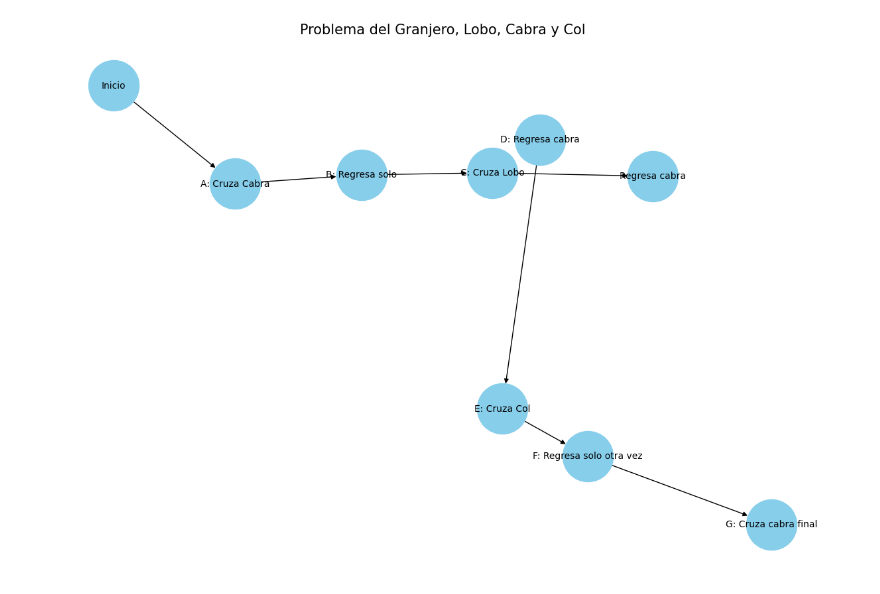
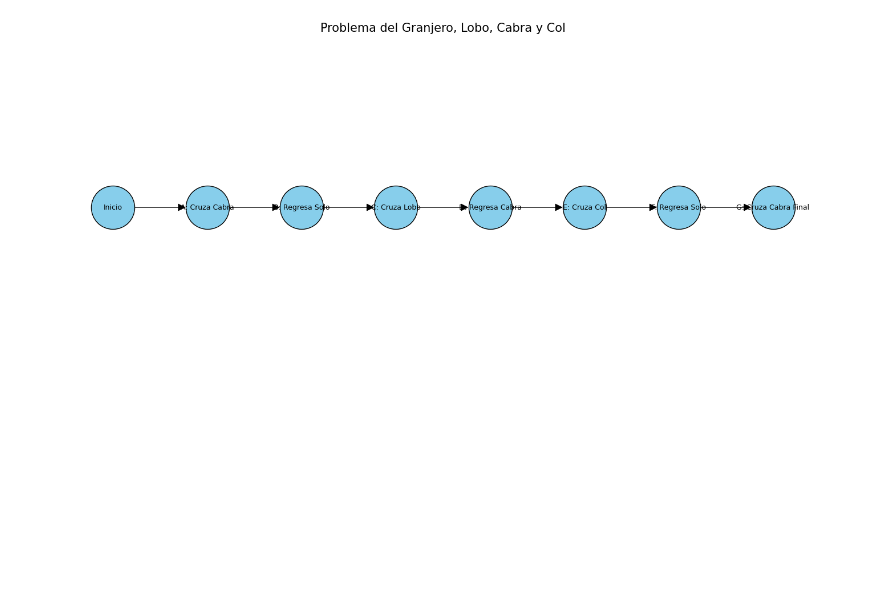
Before and after one commit to Borreguin/WS-USFQ, a Jupyter notebook: Taller1/P2_Granjero/DesafíoGranjero.ipynb, the cells around one changed output. Cells and saved outputs as stored; diff of their text form; code cells hidden in the pictures; blank space fills up the shorter version.

```diff
--- a/Taller1/P2_Granjero/DesafíoGranjero.ipynb
+++ b/Taller1/P2_Granjero/DesafíoGranjero.ipynb
@@ -4,46 +19,69 @@ import matplotlib.pyplot as plt
 # %%
-#Crear el grafo
+import networkx as nx
+import matplotlib.pyplot as plt
+
+# Crear el grafo
 G = nx.DiGraph()
 
-#Defino cada estado como nodos
-#El estado representado: lobo, cabra, col, granjero
-#La derecha = "R", la izquierda = "L", esto representa el lado del río en el que están
+# Definir los estados como nodos
+# Estado representado como (lobo, cabra, col, granjero)
+# "L" = izquierda del río, "R" = derecha del río
 
 states = {
     'Inicio': ('L', 'L', 'L', 'L'),
-    'A: Cruza Cabra con granjero': ('L', 'R', 'L', 'R'),
-    'B: Regresa solo granjero': ('L', 'L', 'L', 'L'),
-    'C: Cruza Lobo con granjero': ('R', 'L', 'L', 'R'),
-    'D: Regresa cabra con granjero': ('L', 'L', 'L', 'L'),
+    'A: Cruza Cabra': ('L', 'R', 'L', 'R'),
+    'B: Regresa Solo': ('L', 'L', 'L', 'L'),
+    'C: Cruza Lobo': ('R', 'L', 'L', 'R'),
+    'D: Regresa Cabra': ('L', 'L', 'L', 'L'),
     'E: Cruza Col': ('R', 'L', 'R', 'R'),
-    'F: Regresa solo otra vez': ('L', 'L', 'L', 'L'),
-    'G: Cruza cabra final': ('R', 'R', 'L', 'R'),
+    'F: Regresa Solo': ('L', 'L', 'L', 'L'),
+    'G: Cruza Cabra Final': ('R', 'R', 'L', 'R'),
 }
 
-#Agregar nodos
-
+# Agregar nodos
 for state in states:
     G.add_node(state)
 
 # Definir las transiciones válidas o aristas
 transitions = [
     ('Inicio', 'A: Cruza Cabra'),
-    ('A: Cruza Cabra', 'B: Regresa solo'),
-    ('B: Regresa solo', 'C: Cruza Lobo'),
-    ('C: Cruza Lobo', 'Regresa cabra'),
-    ('D: Regresa cabra', 'E: Cruza Col'),
-    ('E: Cruza Col', 'F: Regresa solo otra vez'),
-    ('F: Regresa solo otra vez', 'G: Cruza cabra final'),
+    ('A: Cruza Cabra', 'B: Regresa Solo'),
+    ('B: Regresa Solo', 'C: Cruza Lobo'),
+    ('C: Cruza Lobo', 'D: Regresa Cabra'),
+    ('D: Regresa Cabra', 'E: Cruza Col'),
+    ('E: Cruza Col', 'F: Regresa Solo'),
+    ('F: Regresa Solo', 'G: Cruza Cabra Final')
 ]
 
-# Agregar las aristas
+# Agregar las aristas al grafo
 G.add_edges_from(transitions)
 
+# Definir las posiciones para evitar que se ordene aleatoriamente
+pos = {
+    'Inicio': (0, 0),
+    'A: Cruza Cabra': (1, 0),
+    'B: Regresa Solo': (2, 0),
+    'C: Cruza Lobo': (3, 0),
+    'D: Regresa Cabra': (4, 0),
+    'E: Cruza Col': (5, 0),
+    'F: Regresa Solo': (6, 0),
+    'G: Cruza Cabra Final': (7, 0)
+}
+
 # Dibujar el grafo
-plt.figure(figsize=(12,8))
-pos = nx.spring_layout(G)
-nx.draw(G, pos, with_labels=True, node_size=3000, node_color='skyblue', font_size=10, arrows=True)
+plt.figure(figsize=(14,6))
+nx.draw(
+    G, pos,
+    with_labels=True,
+    node_size=3000,
+    node_color='skyblue',
+    edgecolors='black',  # Agrego bordes a los nodos
+    font_size=9,
+    arrows=True,
+    arrowstyle='-|>',
+    arrowsize=20
+)
 plt.title("Problema del Granjero, Lobo, Cabra y Col", fontsize=15)
 plt.show()
 # %% [output]
-[figure, old version]
+[figure, new version]
```
Also changed, not shown: parts of 1 cell of this notebook.
